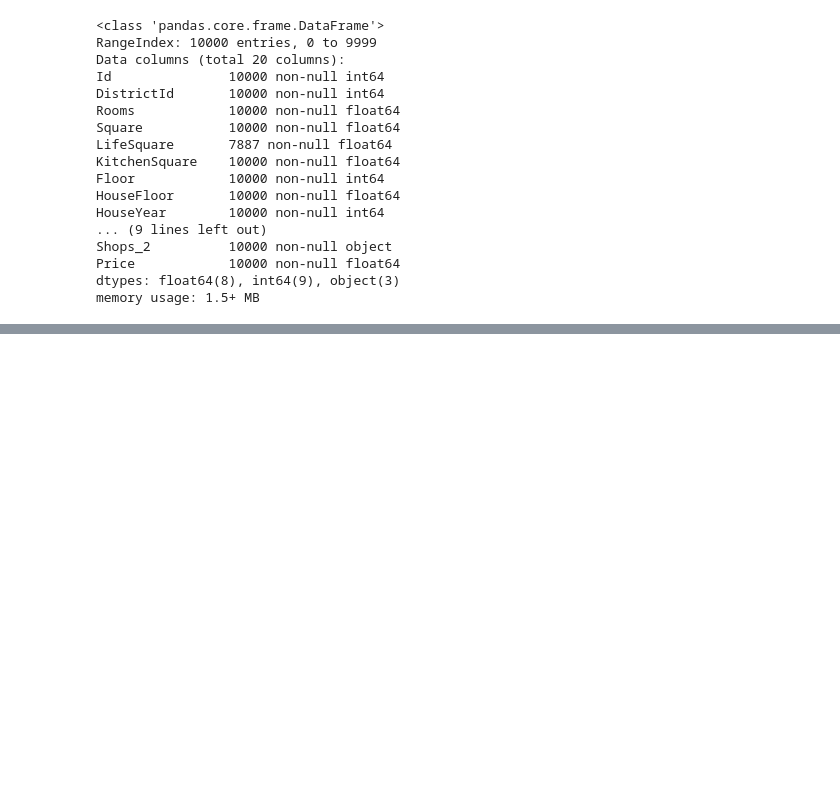
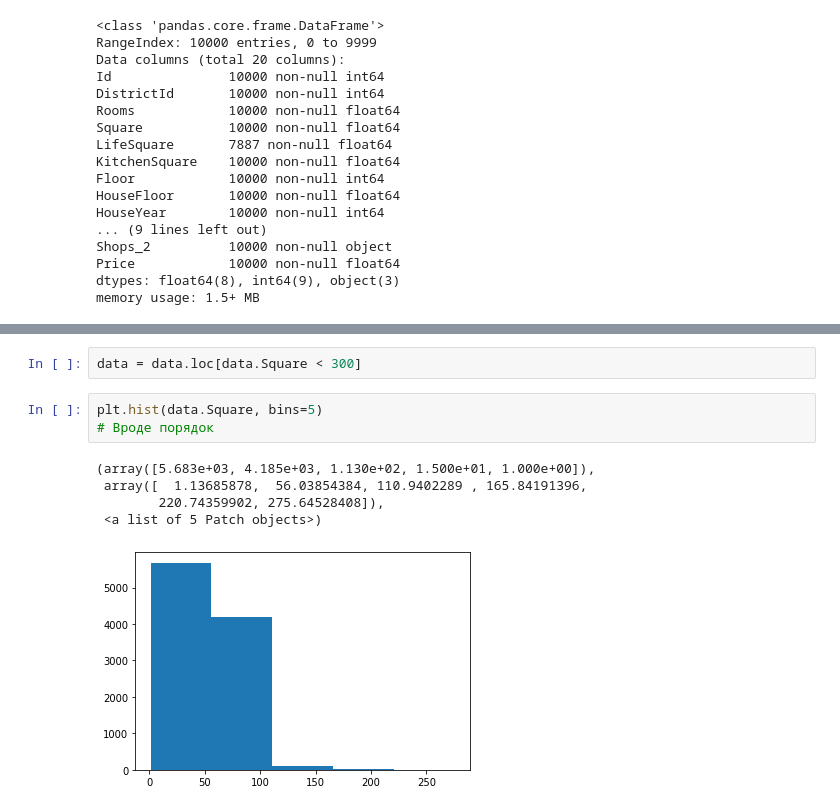
Before and after one commit to eridanletalis/PyDataScience, a Jupyter notebook: VVlasov_predictions.ipynb, the cells around one changed output, grey strips where cells are left out. Drawn from its saved outputs; the diff is of its cells as text; blank space fills up the shorter version.

```diff
--- a/VVlasov_predictions.ipynb
+++ b/VVlasov_predictions.ipynb
@@ -123,0 +284,11 @@ array(['B', 'A'], dtype=object)
+# %%
+data = data.loc[data.Square < 300]
+# %%
+plt.hist(data.Square, bins=5)
+# Вроде порядок
+# %% [output]
+(array([5.683e+03, 4.185e+03, 1.130e+02, 1.500e+01, 1.000e+00]),
+ array([  1.13685878,  56.03854384, 110.9402289 , 165.84191396,
+        220.74359902, 275.64528408]),
+ <a list of 5 Patch objects>)
+[figure, added]
```
Also changed, not shown: parts of 55 cells of this notebook, 1 other file.
